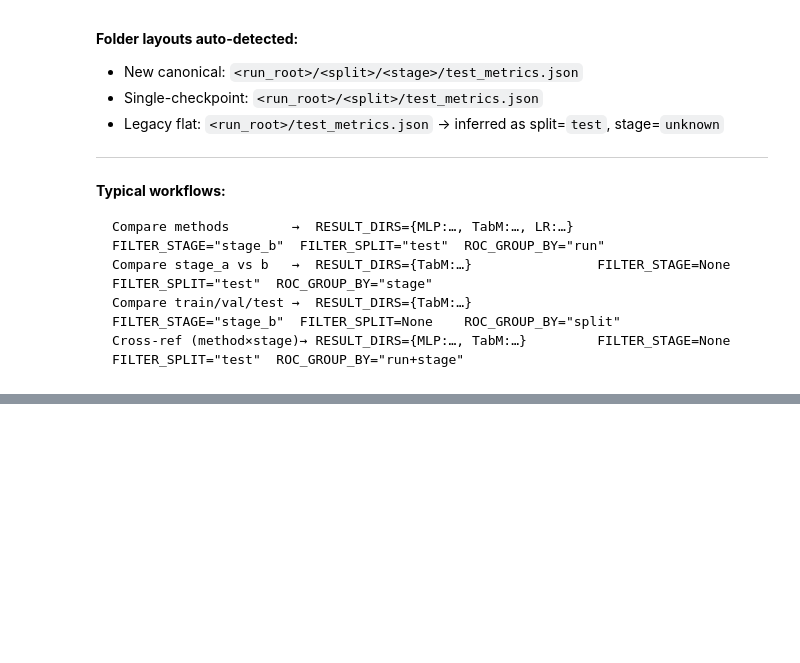
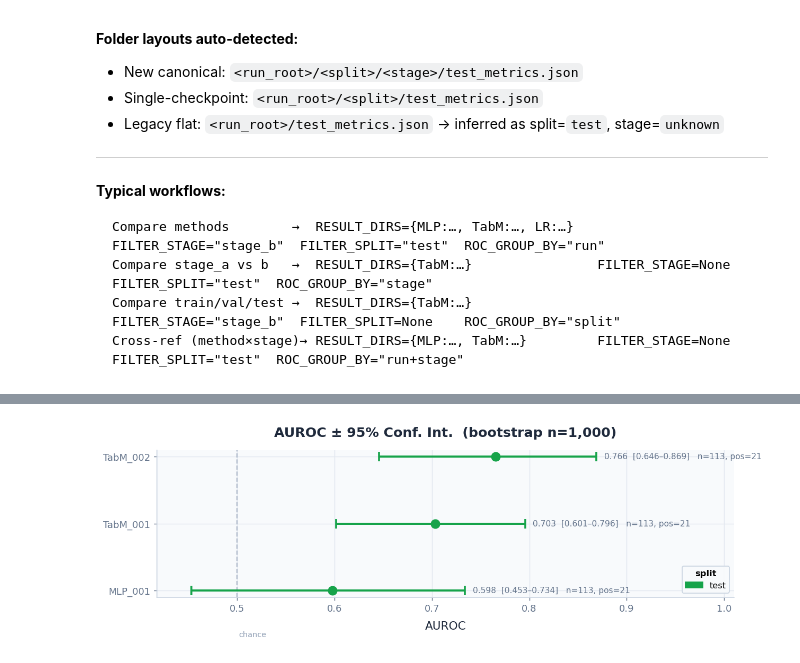
Before and after one commit to MIAGroupUT/TabPredict, a Jupyter notebook: eval/compare_results.ipynb, the cells around one changed output, grey strips where cells are left out. Saved outputs shown, nothing was run; the diff lists cells and outputs as text; code cells hidden in the pictures; blank space fills up the shorter version.

```diff
--- a/eval/compare_results.ipynb
+++ b/eval/compare_results.ipynb
@@ -550,0 +625,91 @@ plot_roc(preds_all_splits, group_by="split",
+# %%
+N_BOOT = 1_000   # ← increase to 5000 for publication-quality Conf. Int.
+
+_SPLIT_COLORS = {"train": "#2563EB", "val": "#D97706", "test": "#16A34A"}
+
+
+def _bootstrap_auc_ci(y_true, y_prob, n_boot=N_BOOT, ci=0.95, seed=42):
+    """Percentile-bootstrap 95% Conf. Int. for AUROC."""
+    rng  = np.random.default_rng(seed)
+    n    = len(y_true)
+    aucs = []
+    for _ in range(n_boot):
+        idx = rng.integers(0, n, n)
+        yt, yp = y_true[idx], y_prob[idx]
+        if len(np.unique(yt)) < 2:
+            continue
+        fpr, tpr, _ = roc_curve(yt, yp)
+        aucs.append(sklearn_auc(fpr, tpr))
+    if len(aucs) < 20:
+        return float("nan"), float("nan")
+    a = (1 - ci) / 2
+    return float(np.percentile(aucs, a * 100)), float(np.percentile(aucs, (1 - a) * 100))
+
+
+def plot_auc_forest(preds, group_by=ROC_GROUP_BY, n_boot=N_BOOT):
+    if not preds:
+        print("No prediction data.")
+        return
+
+    rows = []
+    for (run, split, stage), pred_df in sorted(preds.items()):
+        if pred_df.empty or "reintervention_prob" not in pred_df.columns:
+            continue
+        yt = pred_df["reintervention_gt"].values
+        yp = pred_df["reintervention_prob"].values
+        if len(np.unique(yt)) < 2:
+            continue
+        fpr, tpr, _ = roc_curve(yt, yp)
+        auc_val      = sklearn_auc(fpr, tpr)
+        lo, hi       = _bootstrap_auc_ci(yt, yp, n_boot=n_boot)
+        label        = _roc_key(run, split, stage, group_by)
+        rows.append({"label": label, "auc": auc_val, "lo": lo, "hi": hi,
+                     "n": len(yt), "n_pos": int(yt.sum()), "split": split})
+
+    if not rows:
+        print("Nothing to plot — check that preds contains probability scores.")
+        return
+
+    rows.sort(key=lambda r: r["auc"])
+    y_pos  = np.arange(len(rows))
+    colors = [_SPLIT_COLORS.get(r["split"], "#7C3AED") for r in rows]
+
+    h = max(3.5, len(rows) * 0.75)
+    fig, ax = plt.subplots(figsize=(10, h))
+
+    for i, (row, col) in enumerate(zip(rows, colors)):
+        err_lo = row["auc"] - row["lo"] if not np.isnan(row["lo"]) else 0
+        err_hi = row["hi"] - row["auc"] if not np.isnan(row["hi"]) else 0
+        ax.errorbar(row["auc"], i, xerr=[[err_lo], [err_hi]],
+                    fmt="o", color=col, ms=9, lw=2.2,
+                    capsize=5, capthick=2, zorder=4)
+        hi_x = row["hi"] if not np.isnan(row["hi"]) else row["auc"]
+        ax.text(hi_x + 0.008, i,
+                f"{row['auc']:.3f}  [{row['lo']:.3f}–{row['hi']:.3f}]"
+                f"   n={row['n']}, pos={row['n_pos']}",
+                va="center", ha="left", fontsize=8.5, color=_SUBTEXT)
+
+    ax.axvline(0.5, color="#94A3B8", lw=1.2, ls="--", alpha=0.75, zorder=2)
+    ax.text(0.502, -0.6, "chance", fontsize=8, color="#94A3B8", va="top")
+
+    ax.set_yticks(y_pos)
+    ax.set_yticklabels([r["label"] for r in rows], fontsize=10)
+    ax.set_xlabel("AUROC", labelpad=8)
+    ax.set_xlim(max(0.25, min(r["auc"] for r in rows) - 0.18),
+                min(1.01, max(r["auc"] for r in rows) + 0.32))
+    ax.set_title(f"AUROC ± 95% Conf. Int.  (bootstrap n={n_boot:,})", pad=14)
+
+    patches = [mpatches.Patch(color=c, label=s)
+               for s, c in _SPLIT_COLORS.items()
+               if any(r["split"] == s for r in rows)]
+    ax.legend(handles=patches, loc="lower right", fontsize=9,
+              title="split", title_fontproperties={"size": 9, "weight": "semibold"})
+
+    plt.tight_layout()
+    plt.show()
+    # return fig
+
+
+plot_auc_forest(preds, group_by=ROC_GROUP_BY)
+# %% [output]
+[figure, added]
```
Also changed, not shown: parts of 19 cells of this notebook, 15 other files.
